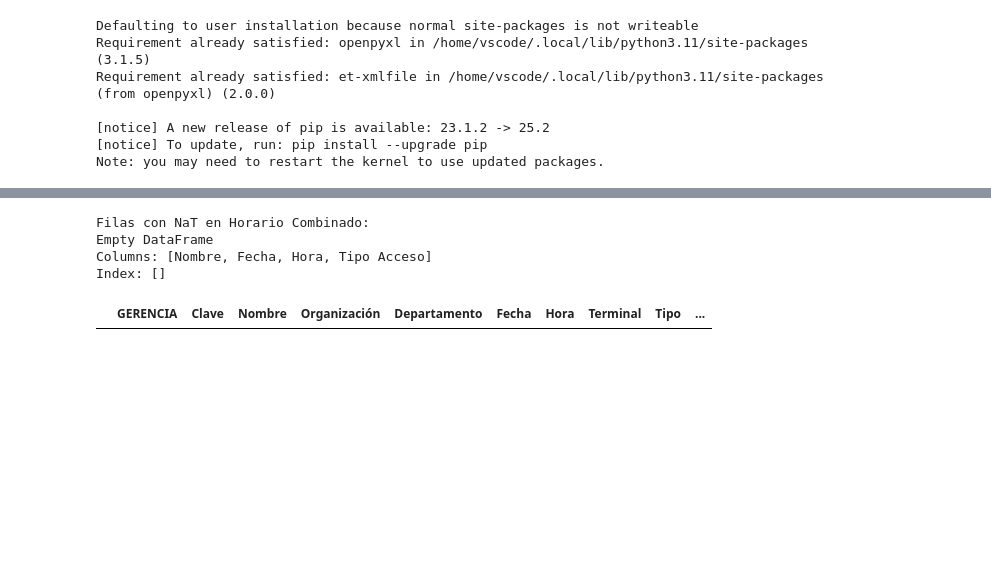
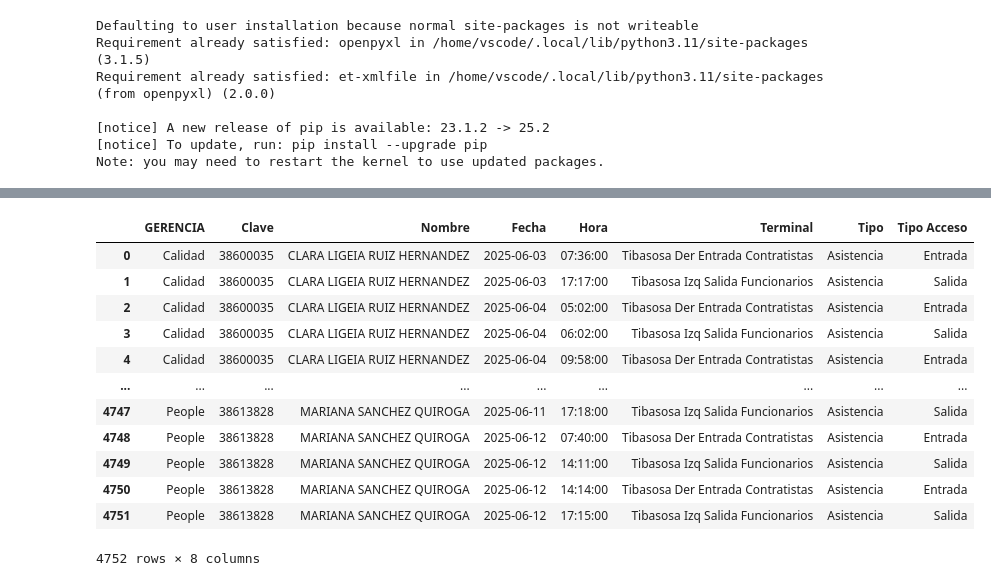
Before and after one commit to 19Juan/Analysis_People, a Jupyter notebook: src/explore.ipynb, the cells around one changed output, grey strips where cells are left out. Drawn from its saved outputs; the diff is of its cells as text; code cells hidden in the pictures; blank space fills up the shorter version.

```diff
--- a/src/explore.ipynb
+++ b/src/explore.ipynb
@@ -93,8 +29,0 @@ df
-# %%
-# Como último recurso: asignar la hora original
-mask = df["Horario Combinado"].isna()
-# llenar los faltantes con la hora original
-df.loc[mask, "Horario Combinado"] = pd.to_datetime(
-    df.loc[mask, "Fecha"].astype(str) + " " + df.loc[mask, "Hora"].astype(str),
-    errors="coerce"
-)
@@ -262,12 +29,0 @@ df_final
-# %%
-# Detectar filas problemáticas
-faltantes = df_final[df_final["Horario Combinado"].isna()]
-print("Filas con NaT en Horario Combinado:")
-print(faltantes[["Nombre", "Fecha", "Hora", "Tipo Acceso"]])
-faltantes
-# %% [output]
-Filas con NaT en Horario Combinado:
-Empty DataFrame
-Columns: [Nombre, Fecha, Hora, Tipo Acceso]
-Index: []
-|  | GERENCIA | Clave | Nombre | Organización | Departamento | Fecha | Hora | Terminal | Tipo | ... |
@@ -309,0 +30,18 @@ df_final.to_excel('../data/processed/DB People Final.xlsx', index=False, engine=
+# %%
+#voy a eliminar las columnas "Organización","Departamento"
+df = df.drop(columns=['Organización', 'Departamento'])
+df
+# %% [output]
+|  | GERENCIA | Clave | Nombre | Fecha | Hora | Terminal | Tipo | Tipo Acceso |
+| 0 | Calidad | 38600035 | CLARA LIGEIA RUIZ HERNANDEZ | 2025-06-03 | 07:36:00 | Tibasosa Der Entrada Contratistas | Asistencia | Entrada |
+| 1 | Calidad | 38600035 | CLARA LIGEIA RUIZ HERNANDEZ | 2025-06-03 | 17:17:00 | Tibasosa Izq Salida Funcionarios | Asistencia | Salida |
+| 2 | Calidad | 38600035 | CLARA LIGEIA RUIZ HERNANDEZ | 2025-06-04 | 05:02:00 | Tibasosa Der Entrada Contratistas | Asistencia | Entrada |
+| 3 | Calidad | 38600035 | CLARA LIGEIA RUIZ HERNANDEZ | 2025-06-04 | 06:02:00 | Tibasosa Izq Salida Funcionarios | Asistencia | Salida |
+| 4 | Calidad | 38600035 | CLARA LIGEIA RUIZ HERNANDEZ | 2025-06-04 | 09:58:00 | Tibasosa Der Entrada Contratistas | Asistencia | Entrada |
+| ... | ... | ... | ... | ... | ... | ... | ... | ... |
+| 4747 | People | 38613828 | MARIANA SANCHEZ QUIROGA | 2025-06-11 | 17:18:00 | Tibasosa Izq Salida Funcionarios | Asistencia | Salida |
+| 4748 | People | 38613828 | MARIANA SANCHEZ QUIROGA | 2025-06-12 | 07:40:00 | Tibasosa Der Entrada Contratistas | Asistencia | Entrada |
+| 4749 | People | 38613828 | MARIANA SANCHEZ QUIROGA | 2025-06-12 | 14:11:00 | Tibasosa Izq Salida Funcionarios | Asistencia | Salida |
+| 4750 | People | 38613828 | MARIANA SANCHEZ QUIROGA | 2025-06-12 | 14:14:00 | Tibasosa Der Entrada Contratistas | Asistencia | Entrada |
+| 4751 | People | 38613828 | MARIANA SANCHEZ QUIROGA | 2025-06-12 | 17:15:00 | Tibasosa Izq Salida Funcionarios | Asistencia | Salida |
+4752 rows × 8 columns
```
Also changed, not shown: parts of 21 cells of this notebook, 2 other files.
